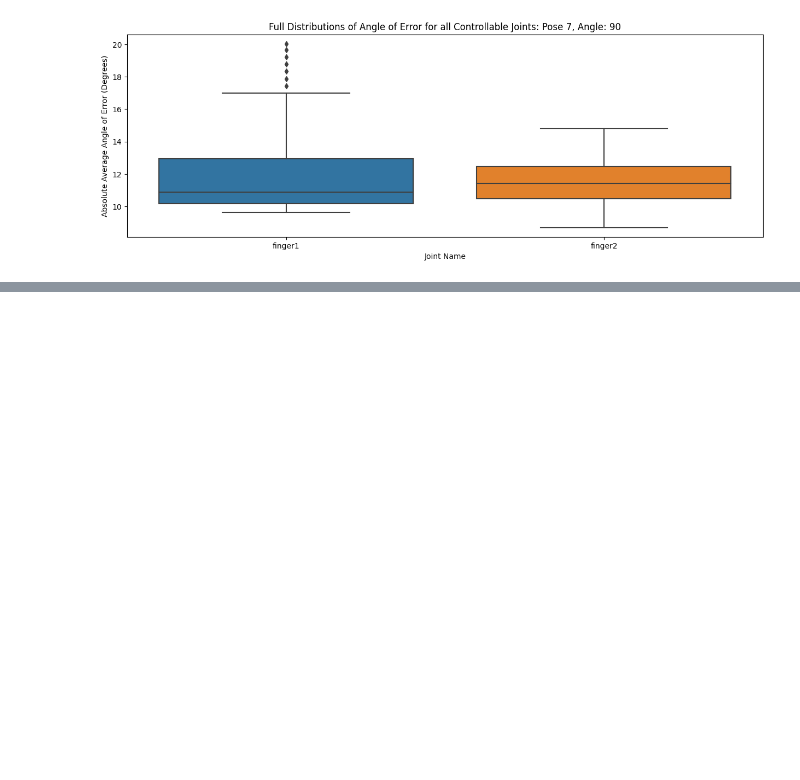
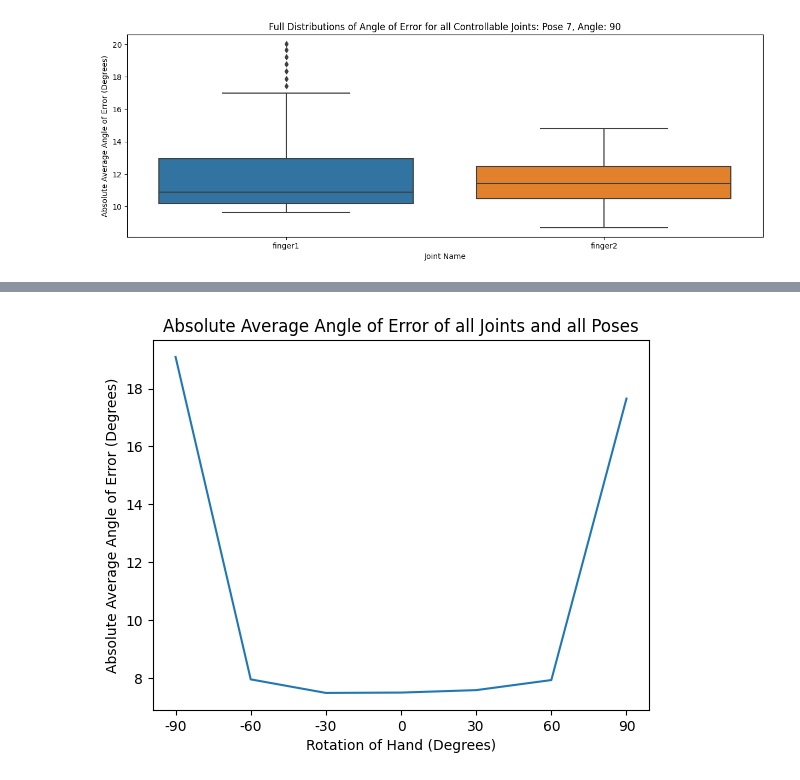
Before and after one commit to Aashvin/hand-tracking-robot-control, a Jupyter notebook: 2_finger_analysis.ipynb, the cells around one changed output, grey strips where cells are left out. Drawn from its saved outputs; the diff is of its cells as text; code cells hidden in the pictures; blank space fills up the shorter version.

```diff
--- a/2_finger_analysis.ipynb
+++ b/2_finger_analysis.ipynb
@@ -185,0 +222,20 @@ for i in range(len(pose_files)):
+# %%
+all_col_means_rotation = {i: [] for i in range(7)}
+
+for pose in range(1, 8):
+    running = 0
+    for i in range(len(all_col_means[pose])):
+        all_col_means_rotation[i].append(np.mean(all_col_means[pose][i]))
+
+all_rotation_means = [np.mean(all_col_means_rotation[i]) for i in range(7)]
+# %%
+x = np.array([i for i in range(len(all_rotation_means))])
+
+plt.plot(all_rotation_means)
+plt.xlabel("Rotation of Hand (Degrees)")
+plt.ylabel("Absolute Average Angle of Error (Degrees)")
+plt.title("Absolute Average Angle of Error of all Joints and all Poses")
+plt.xticks(x, -90 + x * 30)
+plt.show()
+# %% [output]
+[figure, added]
```
Also changed, not shown: parts of 3 cells of this notebook, 1 other file.
